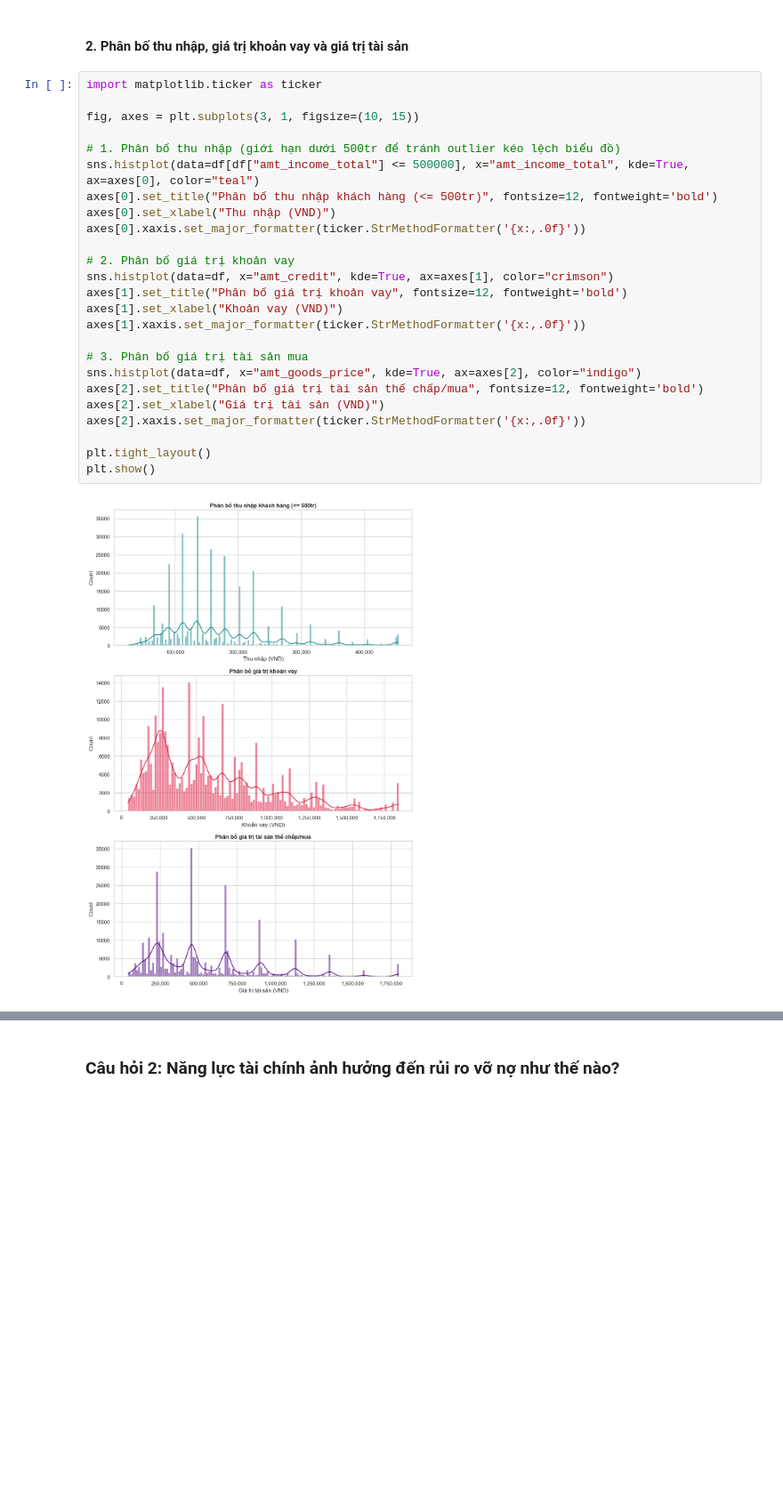
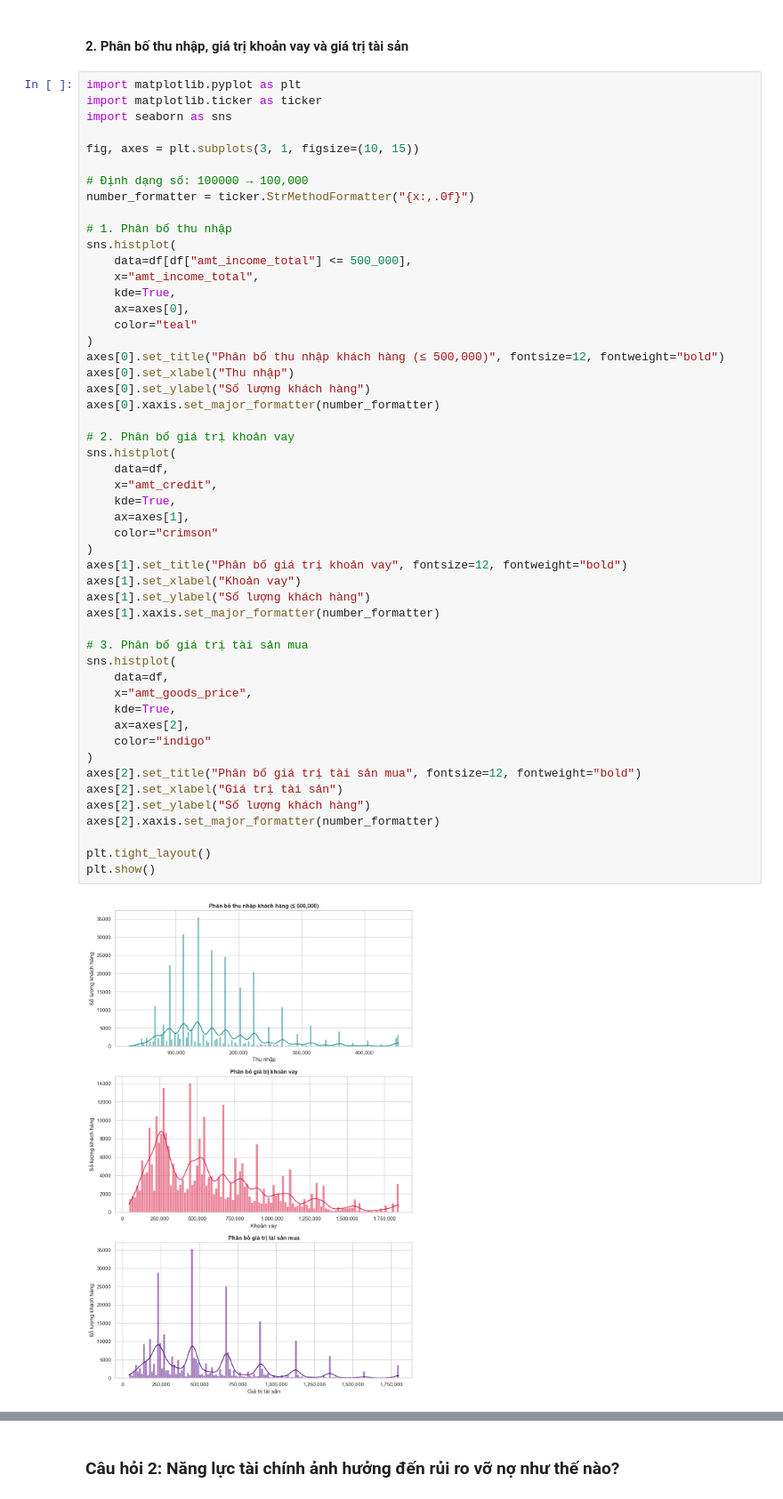
Before and after one commit to thanhhung9720001-collab/credit-risk-classifier, a Jupyter notebook: notebooks/04_eda_visualization.ipynb, the cells around one changed output, grey strips where cells are left out. Shown at 89% size. Saved outputs shown, nothing was run; the diff lists cells and outputs as text; blank space fills up the shorter version.

```diff
--- a/notebooks/04_eda_visualization.ipynb
+++ b/notebooks/04_eda_visualization.ipynb
@@ -256,30 +266,56 @@ Passing `palette` without assigning `hue` is deprecated and will be removed in v
 # %% [markdown]
 #### 2. Phân bố thu nhập, giá trị khoản vay và giá trị tài sản
 # %%
+import matplotlib.pyplot as plt
 import matplotlib.ticker as ticker
+import seaborn as sns
 
 fig, axes = plt.subplots(3, 1, figsize=(10, 15))
 
-# 1. Phân bố thu nhập (giới hạn dưới 500tr để tránh outlier kéo lệch biểu đồ)
-sns.histplot(data=df[df["amt_income_total"] <= 500000], x="amt_income_total", kde=True, ax=axes[0], color="teal")
-axes[0].set_title("Phân bố thu nhập khách hàng (<= 500tr)", fontsize=12, fontweight='bold')
-axes[0].set_xlabel("Thu nhập (VND)")
-axes[0].xaxis.set_major_formatter(ticker.StrMethodFormatter('{x:,.0f}'))
+# Định dạng số: 100000 → 100,000
+number_formatter = ticker.StrMethodFormatter("{x:,.0f}")
+
+# 1. Phân bố thu nhập
+sns.histplot(
+    data=df[df["amt_income_total"] <= 500_000],
+    x="amt_income_total",
+    kde=True,
+    ax=axes[0],
+    color="teal"
+)
+axes[0].set_title("Phân bố thu nhập khách hàng (≤ 500,000)", fontsize=12, fontweight="bold")
+axes[0].set_xlabel("Thu nhập")
+axes[0].set_ylabel("Số lượng khách hàng")
+axes[0].xaxis.set_major_formatter(number_formatter)
 
 # 2. Phân bố giá trị khoản vay
-sns.histplot(data=df, x="amt_credit", kde=True, ax=axes[1], color="crimson")
-axes[1].set_title("Phân bố giá trị khoản vay", fontsize=12, fontweight='bold')
-axes[1].set_xlabel("Khoản vay (VND)")
-axes[1].xaxis.set_major_formatter(ticker.StrMethodFormatter('{x:,.0f}'))
+sns.histplot(
+    data=df,
+    x="amt_credit",
+    kde=True,
+    ax=axes[1],
+    color="crimson"
+)
+axes[1].set_title("Phân bố giá trị khoản vay", fontsize=12, fontweight="bold")
+axes[1].set_xlabel("Khoản vay")
+axes[1].set_ylabel("Số lượng khách hàng")
+axes[1].xaxis.set_major_formatter(number_formatter)
 
 # 3. Phân bố giá trị tài sản mua
-sns.histplot(data=df, x="amt_goods_price", kde=True, ax=axes[2], color="indigo")
-axes[2].set_title("Phân bố giá trị tài sản thế chấp/mua", fontsize=12, fontweight='bold')
-axes[2].set_xlabel("Giá trị tài sản (VND)")
-axes[2].xaxis.set_major_formatter(ticker.StrMethodFormatter('{x:,.0f}'))
+sns.histplot(
+    data=df,
+    x="amt_goods_price",
+    kde=True,
+    ax=axes[2],
+    color="indigo"
+)
+axes[2].set_title("Phân bố giá trị tài sản mua", fontsize=12, fontweight="bold")
+axes[2].set_xlabel("Giá trị tài sản")
+axes[2].set_ylabel("Số lượng khách hàng")
+axes[2].xaxis.set_major_formatter(number_formatter)
 
 plt.tight_layout()
 plt.show()
 # %% [output]
-[figure, old version]
+[figure, new version]
 # %% [markdown]
```
Also changed, not shown: parts of 12 cells of this notebook, 1 other file.
